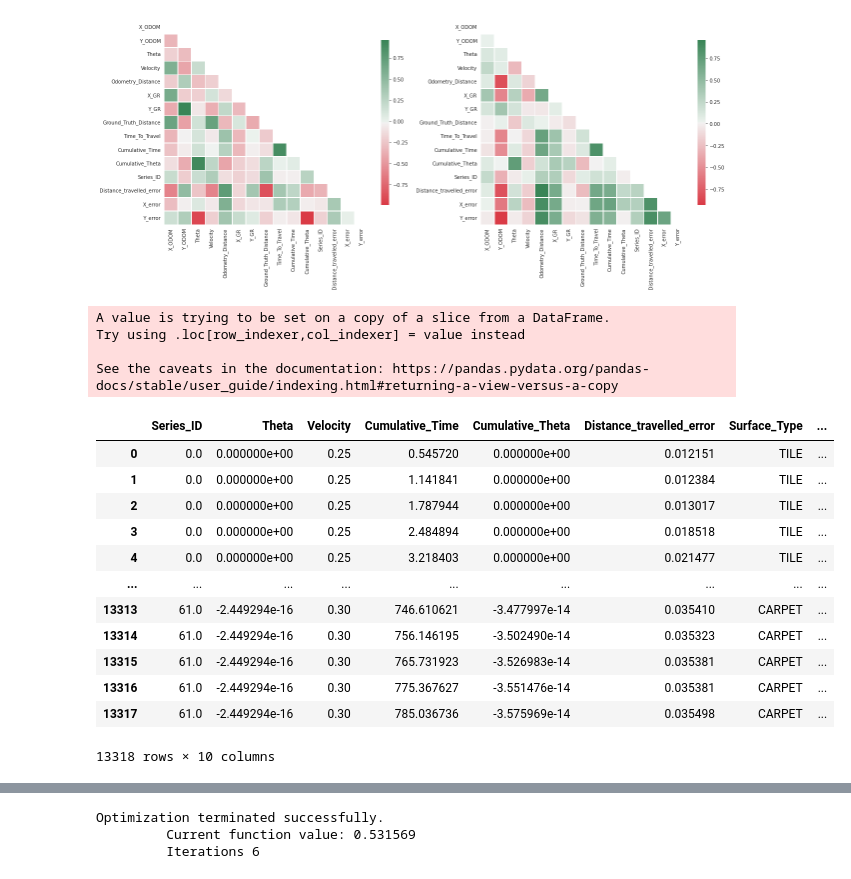
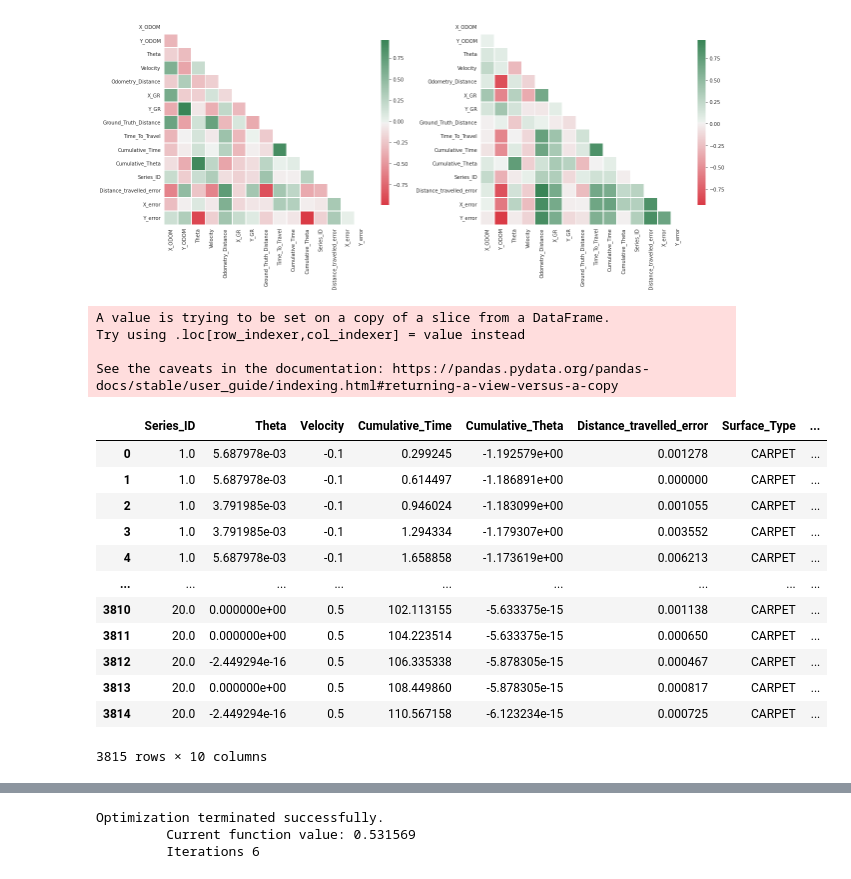
Before and after one commit to tejalvs/RobotOdometryMining, a Jupyter notebook: Modelling.ipynb, the cells around one changed output, grey strips where cells are left out. Drawn from its saved outputs; the diff is of its cells as text; code cells hidden in the pictures.

```diff
--- a/Modelling.ipynb
+++ b/Modelling.ipynb
@@ -46,33 +46,33 @@ f.tight_layout()
 # %% [output]
 [figure]
 # %%
-data=mobile_robot_data[['Series_ID','Theta','Velocity','Cumulative_Time','Cumulative_Theta','Distance_travelled_error','Surface_Type','X_error', 'Y_error']]
+data=roomba_data[['Series_ID','Theta','Velocity','Cumulative_Time','Cumulative_Theta','Distance_travelled_error','Surface_Type','X_error', 'Y_error']]
 label=[]
 for i in data['Distance_travelled_error']:
   if i>0.01:
     label.append(1)
   else:
     label.append(0)
 data['Label']=label
 data
 # %% [output]
 A value is trying to be set on a copy of a slice from a DataFrame.
 Try using .loc[row_indexer,col_indexer] = value instead
 
 See the caveats in the documentation: https://pandas.pydata.org/pandas-docs/stable/user_guide/indexing.html#returning-a-view-versus-a-copy
 |  | Series_ID | Theta | Velocity | Cumulative_Time | Cumulative_Theta | Distance_travelled_error | Surface_Type | ... |
-| 0 | 0.0 | 0.000000e+00 | 0.25 | 0.545720 | 0.000000e+00 | 0.012151 | TILE | ... |
-| 1 | 0.0 | 0.000000e+00 | 0.25 | 1.141841 | 0.000000e+00 | 0.012384 | TILE | ... |
-| 2 | 0.0 | 0.000000e+00 | 0.25 | 1.787944 | 0.000000e+00 | 0.013017 | TILE | ... |
-| 3 | 0.0 | 0.000000e+00 | 0.25 | 2.484894 | 0.000000e+00 | 0.018518 | TILE | ... |
-| 4 | 0.0 | 0.000000e+00 | 0.25 | 3.218403 | 0.000000e+00 | 0.021477 | TILE | ... |
+| 0 | 1.0 | 5.687978e-03 | -0.1 | 0.299245 | -1.192579e+00 | 0.001278 | CARPET | ... |
+| 1 | 1.0 | 5.687978e-03 | -0.1 | 0.614497 | -1.186891e+00 | 0.000000 | CARPET | ... |
+| 2 | 1.0 | 3.791985e-03 | -0.1 | 0.946024 | -1.183099e+00 | 0.001055 | CARPET | ... |
+| 3 | 1.0 | 3.791985e-03 | -0.1 | 1.294334 | -1.179307e+00 | 0.003552 | CARPET | ... |
+| 4 | 1.0 | 5.687978e-03 | -0.1 | 1.658858 | -1.173619e+00 | 0.006213 | CARPET | ... |
 | ... | ... | ... | ... | ... | ... | ... | ... | ... |
-| 13313 | 61.0 | -2.449294e-16 | 0.30 | 746.610621 | -3.477997e-14 | 0.035410 | CARPET | ... |
-| 13314 | 61.0 | -2.449294e-16 | 0.30 | 756.146195 | -3.502490e-14 | 0.035323 | CARPET | ... |
-| 13315 | 61.0 | -2.449294e-16 | 0.30 | 765.731923 | -3.526983e-14 | 0.035381 | CARPET | ... |
-| 13316 | 61.0 | -2.449294e-16 | 0.30 | 775.367627 | -3.551476e-14 | 0.035381 | CARPET | ... |
-| 13317 | 61.0 | -2.449294e-16 | 0.30 | 785.036736 | -3.575969e-14 | 0.035498 | CARPET | ... |
+| 3810 | 20.0 | 0.000000e+00 | 0.5 | 102.113155 | -5.633375e-15 | 0.001138 | CARPET | ... |
+| 3811 | 20.0 | 0.000000e+00 | 0.5 | 104.223514 | -5.633375e-15 | 0.000650 | CARPET | ... |
+| 3812 | 20.0 | -2.449294e-16 | 0.5 | 106.335338 | -5.878305e-15 | 0.000467 | CARPET | ... |
+| 3813 | 20.0 | 0.000000e+00 | 0.5 | 108.449860 | -5.878305e-15 | 0.000817 | CARPET | ... |
+| 3814 | 20.0 | -2.449294e-16 | 0.5 | 110.567158 | -6.123234e-15 | 0.000725 | CARPET | ... |
-13318 rows × 10 columns
+3815 rows × 10 columns
 # %%
 import statsmodels.formula.api as smf
 from sklearn.linear_model import LogisticRegression
```
Also changed, not shown: parts of 30 cells of this notebook.
